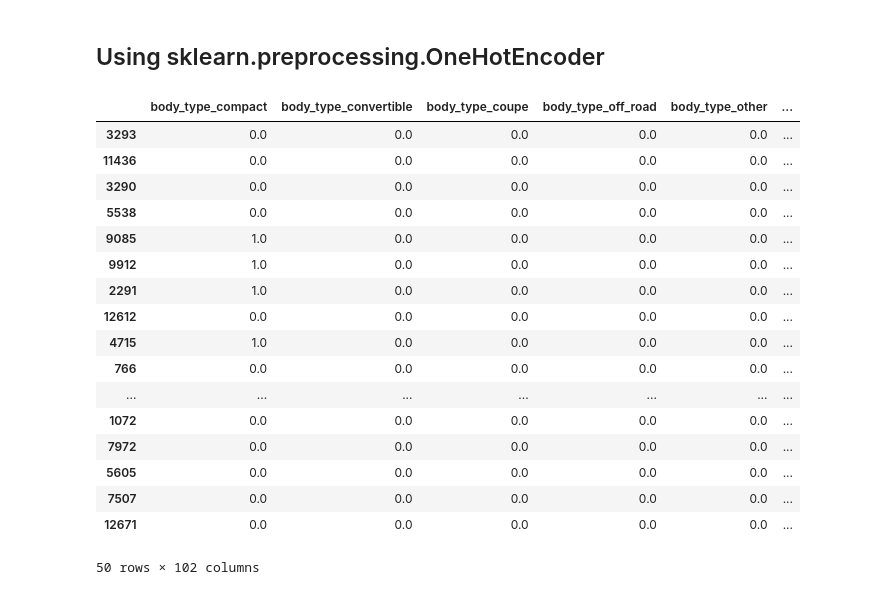
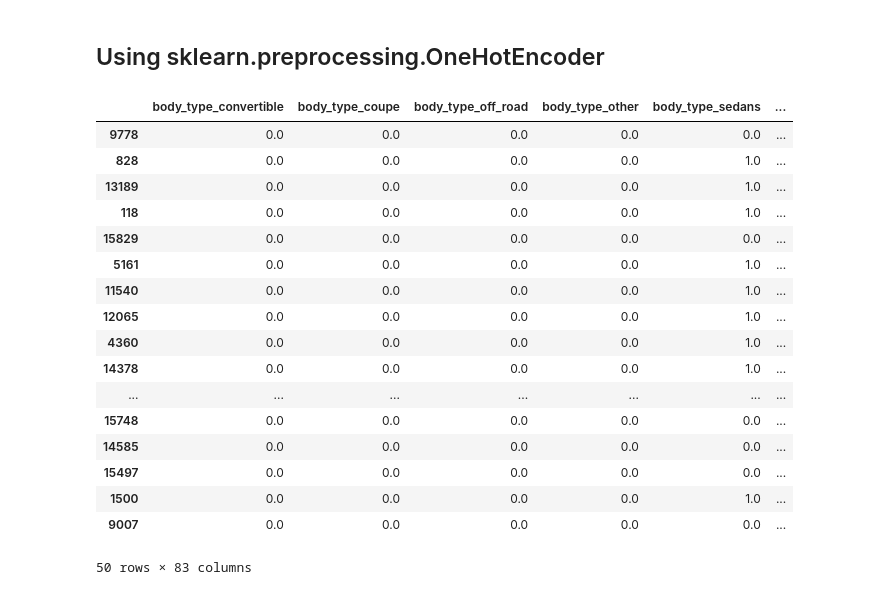
Before and after one commit to yuchild/magnimind_hw, a Jupyter notebook: scout_car_ohe.ipynb, the cells around one changed output. Saved outputs shown, nothing was run; the diff lists cells and outputs as text; code cells hidden in the pictures.

```diff
--- a/scout_car_ohe.ipynb
+++ b/scout_car_ohe.ipynb
@@ -170,39 +182,39 @@ memory usage: 3.4 MB
 # %%
 import pandas as pd
 from sklearn.preprocessing import OneHotEncoder
 
 # Initialize the OneHotEncoder
-encoder = OneHotEncoder(sparse_output=False)
+encoder = OneHotEncoder(sparse_output=False, drop='first') # can put this in pipeline
 
 # Apply OneHotEncoder to each column and concatenate
 encoded_df_list = []
 for column in cat_cols:
     encoded = encoder.fit_transform(df[[column]])
     encoded_df = pd.DataFrame(encoded, columns=encoder.get_feature_names_out([column]))
     encoded_df_list.append(encoded_df)
 
 df_sk_encoded = pd.concat(encoded_df_list, axis=1)
 
 df_sk_encoded.sample(50)
 # %% [output]
-|  | body_type_compact | body_type_convertible | body_type_coupe | body_type_off_road | body_type_other | ... |
-| 3293 | 0.0 | 0.0 | 0.0 | 0.0 | 0.0 | ... |
-| 11436 | 0.0 | 0.0 | 0.0 | 0.0 | 0.0 | ... |
-| 3290 | 0.0 | 0.0 | 0.0 | 0.0 | 0.0 | ... |
-| 5538 | 0.0 | 0.0 | 0.0 | 0.0 | 0.0 | ... |
-| 9085 | 1.0 | 0.0 | 0.0 | 0.0 | 0.0 | ... |
-| 9912 | 1.0 | 0.0 | 0.0 | 0.0 | 0.0 | ... |
-| 2291 | 1.0 | 0.0 | 0.0 | 0.0 | 0.0 | ... |
-| 12612 | 0.0 | 0.0 | 0.0 | 0.0 | 0.0 | ... |
-| 4715 | 1.0 | 0.0 | 0.0 | 0.0 | 0.0 | ... |
-| 766 | 0.0 | 0.0 | 0.0 | 0.0 | 0.0 | ... |
+|  | body_type_convertible | body_type_coupe | body_type_off_road | body_type_other | body_type_sedans | ... |
+| 9778 | 0.0 | 0.0 | 0.0 | 0.0 | 0.0 | ... |
+| 828 | 0.0 | 0.0 | 0.0 | 0.0 | 1.0 | ... |
+| 13189 | 0.0 | 0.0 | 0.0 | 0.0 | 1.0 | ... |
+| 118 | 0.0 | 0.0 | 0.0 | 0.0 | 1.0 | ... |
+| 15829 | 0.0 | 0.0 | 0.0 | 0.0 | 0.0 | ... |
+| 5161 | 0.0 | 0.0 | 0.0 | 0.0 | 1.0 | ... |
+| 11540 | 0.0 | 0.0 | 0.0 | 0.0 | 1.0 | ... |
+| 12065 | 0.0 | 0.0 | 0.0 | 0.0 | 1.0 | ... |
+| 4360 | 0.0 | 0.0 | 0.0 | 0.0 | 1.0 | ... |
+| 14378 | 0.0 | 0.0 | 0.0 | 0.0 | 1.0 | ... |
 | ... | ... | ... | ... | ... | ... | ... |
-| 1072 | 0.0 | 0.0 | 0.0 | 0.0 | 0.0 | ... |
-| 7972 | 0.0 | 0.0 | 0.0 | 0.0 | 0.0 | ... |
-| 5605 | 0.0 | 0.0 | 0.0 | 0.0 | 0.0 | ... |
-| 7507 | 0.0 | 0.0 | 0.0 | 0.0 | 0.0 | ... |
-| 12671 | 0.0 | 0.0 | 0.0 | 0.0 | 0.0 | ... |
+| 15748 | 0.0 | 0.0 | 0.0 | 0.0 | 0.0 | ... |
+| 14585 | 0.0 | 0.0 | 0.0 | 0.0 | 0.0 | ... |
+| 15497 | 0.0 | 0.0 | 0.0 | 0.0 | 0.0 | ... |
+| 1500 | 0.0 | 0.0 | 0.0 | 0.0 | 1.0 | ... |
+| 9007 | 0.0 | 0.0 | 0.0 | 0.0 | 0.0 | ... |
-50 rows × 102 columns
+50 rows × 83 columns
 # %%
 df_sk_encoded.info()
 # %% [output]
```
Also changed, not shown: parts of 4 cells of this notebook.
